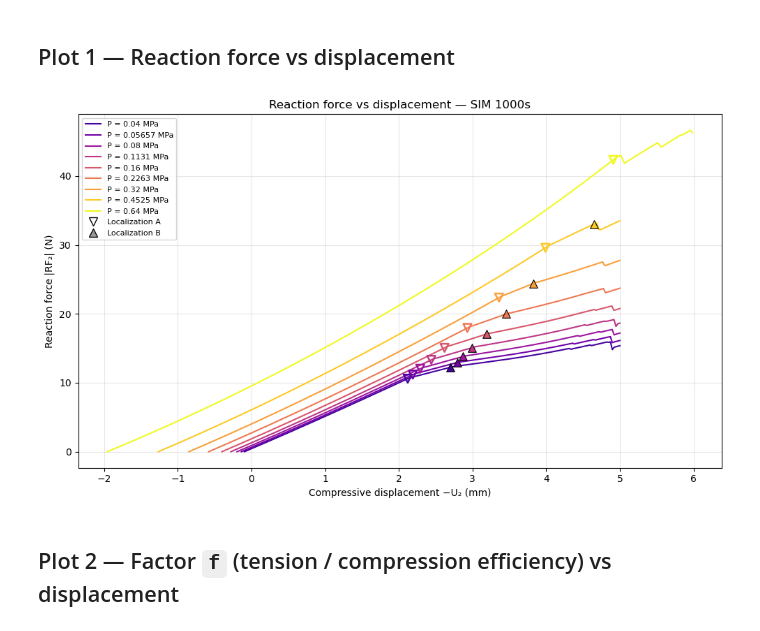
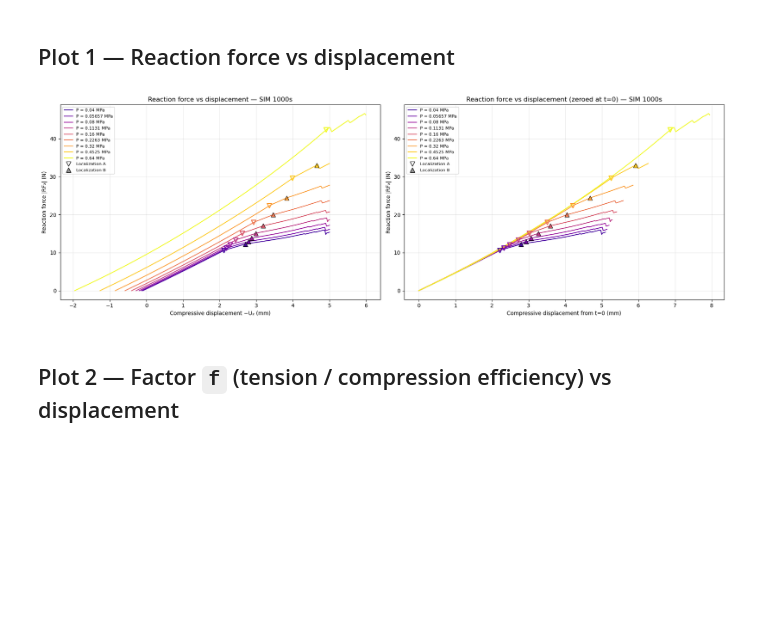
Before and after one commit to francoruffini17/FOAM_V03, a Jupyter notebook: Z001_Results_Analizer/SIM_1000s_analysis.ipynb, the cells around one changed output. Cells and saved outputs as stored; diff of their text form; code cells hidden in the pictures; blank space fills up the shorter version.

```diff
--- a/Z001_Results_Analizer/SIM_1000s_analysis.ipynb
+++ b/Z001_Results_Analizer/SIM_1000s_analysis.ipynb
@@ -78,33 +78,57 @@ def add_localization_legend(ax):
 # %% [markdown]
 ## Plot 1 — Reaction force vs displacement
 # %%
-fig, ax = plt.subplots(figsize=(10, 6))
+fig, (ax, ax2) = plt.subplots(1, 2, figsize=(18, 6))
 cmap = plt.get_cmap('plasma', len(SIMS))
 
 for idx, sim in enumerate(SIMS):
     a2 = load_pkl(os.path.join(RESULTS_DIR, f'DATA_PICK_{sim}_A2.pkl'))
     if a2 is None:
         continue
     # U2 at PERN-9999997 is signed (positive = pressure-induced expansion in
     # Step-0, ramping down through 0 to the imposed compression in Step-1) and
     # is monotonically decreasing over time. Negate (don't abs!) to get a
     # monotonically increasing compressive-displacement axis.
     displ = -np.array(a2['U2']['PERN-9999997'])
     rf2   = np.abs(np.array(a2['RF2']['PERN-9999997']))
     del a2
 
     ax.plot(displ, rf2, color=cmap(idx), label=f'P = {PRESSURES[sim]:.4g} MPa')
     mark_localizations(ax, cmap(idx), sim, displ, rf2)
 
+    # Zeroed displacement: subtract displ(t=0) so every sim starts at 0,
+    # removing the pressure-induced Step-0 expansion offset.
+    displ0     = displ[0]
+    displ_zero = displ - displ0
+
+    ax2.plot(displ_zero, rf2, color=cmap(idx), label=f'P = {PRESSURES[sim]:.4g} MPa')
+    if sim in LOC_A:
+        xA = LOC_A[sim] - displ0
+        yA = np.interp(xA, displ_zero, rf2)
+        ax2.scatter(xA, yA, marker='v', s=70, facecolor='none',
+                    edgecolor=cmap(idx), linewidths=1.8, zorder=5)
+    if sim in LOC_B:
+        xB = LOC_B[sim] - displ0
+        yB = np.interp(xB, displ_zero, rf2)
+        ax2.scatter(xB, yB, marker='^', s=70, facecolor=cmap(idx),
+                    edgecolor='k', linewidths=0.8, zorder=5)
+
 ax.set_xlabel('Compressive displacement −U₂ (mm)')
 ax.set_ylabel('Reaction force |RF₂| (N)')
 ax.set_title('Reaction force vs displacement — SIM 1000s')
 ax.legend(*add_localization_legend(ax), loc='upper left', fontsize=8)
 ax.grid(True, alpha=0.3)
+
+ax2.set_xlabel('Compressive displacement from t=0 (mm)')
+ax2.set_ylabel('Reaction force |RF₂| (N)')
+ax2.set_title('Reaction force vs displacement (zeroed at t=0) — SIM 1000s')
+ax2.legend(*add_localization_legend(ax2), loc='upper left', fontsize=8)
+ax2.grid(True, alpha=0.3)
+
 fig.tight_layout()
 plt.show()
 # %% [output]
-[figure, old version]
+[figure, new version]
 # %% [markdown]
 ## Plot 2 — Factor `f` (tension / compression efficiency) vs displacement
 # %%
```
Also changed, not shown: parts of 1 cell of this notebook, 2 other files.
